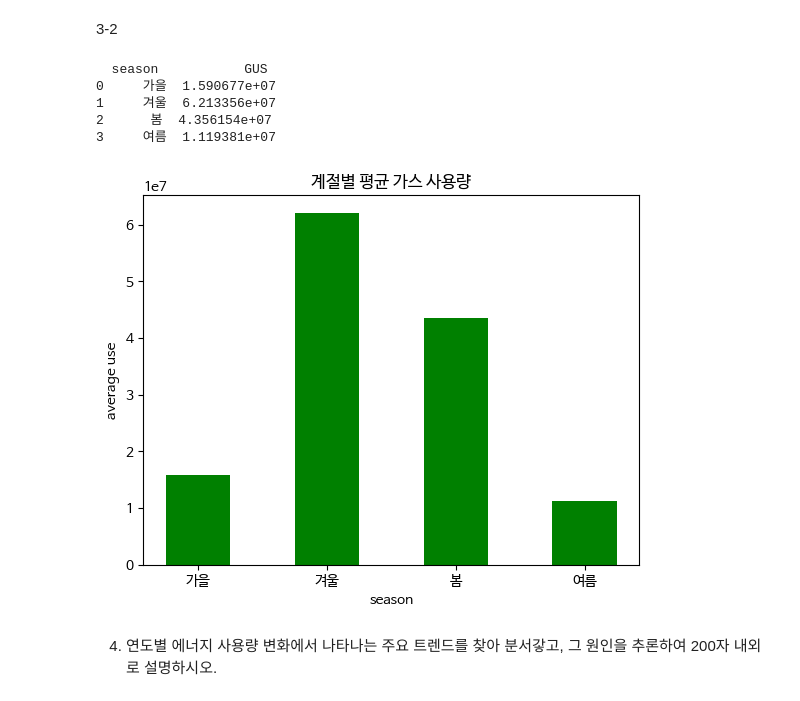
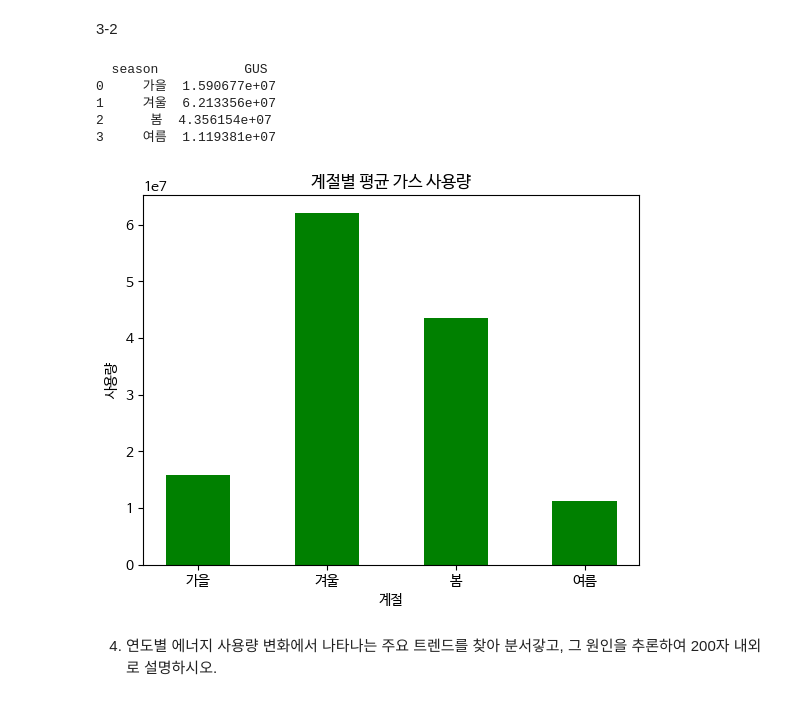
Before and after one commit to JKTajo/20250714_count_TAX, a Jupyter notebook: assignment.ipynb, the cells around one changed output. Saved outputs shown, nothing was run; the diff lists cells and outputs as text; code cells hidden in the pictures.

```diff
--- a/assignment.ipynb
+++ b/assignment.ipynb
@@ -196,26 +196,26 @@ plt.show()
 # %%
 # 계절별 가스 사용량 평균을 막대 그래프로 시각화
 season_mean = df.groupby('season')['GUS'].mean().reset_index()
 print(season_mean)
 
 import matplotlib.pyplot as plt
 
 ## 데이터 정의
 categories = season_mean['season']
 values = season_mean['GUS']
 
 ## 막대 그래프 그리기
 plt.bar(categories, values, width=0.5, color='green')
-plt.xlabel('season')
-plt.ylabel('average use')
+plt.xlabel('계절')
+plt.ylabel('사용량')
 plt.title('계절별 평균 가스 사용량')
 plt.show()
 # %% [output]
   season           GUS
 0     가을  1.590677e+07
 1     겨울  6.213356e+07
 2      봄  4.356154e+07
 3     여름  1.119381e+07
-[figure, old version]
+[figure, new version]
 # %% [markdown]
 4. 연도별 에너지 사용량 변화에서 나타나는 주요 트렌드를 찾아 분서갛고, 그 원인을 추론하여 200자 내외로 설명하시오.
```
